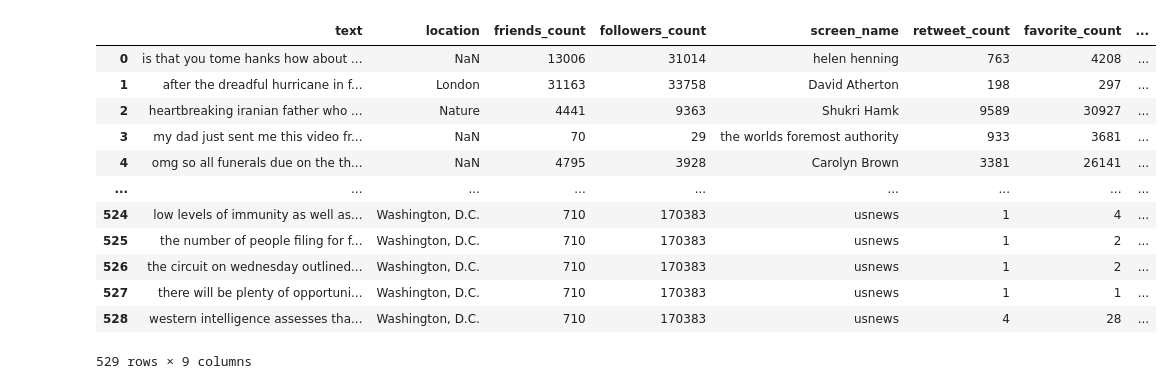
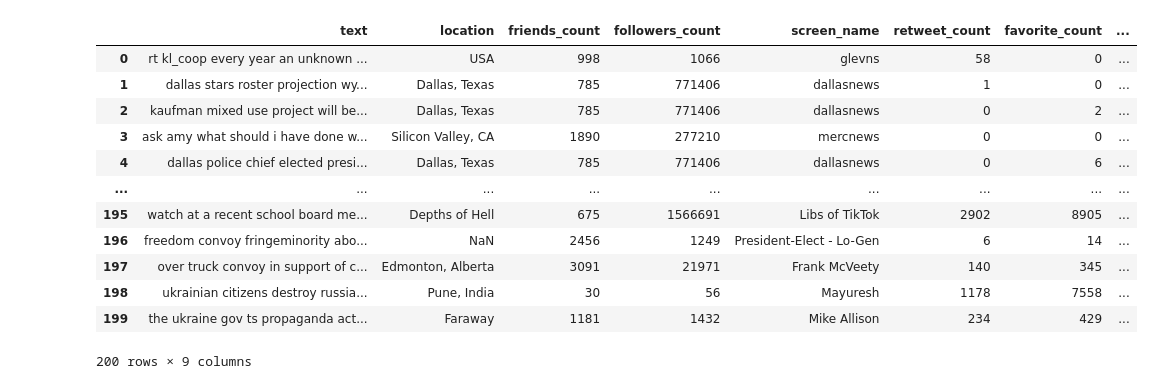
Before and after one commit to anly501/anly-501-project-FlynnFlag, a Jupyter notebook: codes/04-naive-bayes/naive_bayes_python.ipynb, the cells around one changed output. Cells and saved outputs as stored; diff of their text form; code cells hidden in the pictures.

```diff
--- a/codes/04-naive-bayes/naive_bayes_python.ipynb
+++ b/codes/04-naive-bayes/naive_bayes_python.ipynb
@@ -7,22 +7,28 @@ import numpy as np
 # %%
 #load the data
 data=pd.read_csv("../../data/01-modified-data/cleaned_supervised_data.csv")
+#sample the negative data to make it balaced
+a=data[data["label"]==0].sample(100)
+b=data[data['label']==1]
+data=pd.concat([a,b])
+data.reset_index(drop=True, inplace=True)
 y=data["label"]
+data["description"]=data["description"].fillna("")
 data
 # %% [output]
 |  | text | location | friends_count | followers_count | screen_name | retweet_count | favorite_count | ... |
-| 0 | is that you tome hanks how about ... | NaN | 13006 | 31014 | helen henning | 763 | 4208 | ... |
-| 1 | after the dreadful hurricane in f... | London | 31163 | 33758 | David Atherton | 198 | 297 | ... |
-| 2 | heartbreaking iranian father who ... | Nature | 4441 | 9363 | Shukri Hamk | 9589 | 30927 | ... |
-| 3 | my dad just sent me this video fr... | NaN | 70 | 29 | the worlds foremost authority | 933 | 3681 | ... |
-| 4 | omg so all funerals due on the th... | NaN | 4795 | 3928 | Carolyn Brown | 3381 | 26141 | ... |
+| 0 | rt kl_coop every year an unknown ... | USA | 998 | 1066 | glevns | 58 | 0 | ... |
+| 1 | dallas stars roster projection wy... | Dallas, Texas | 785 | 771406 | dallasnews | 1 | 0 | ... |
+| 2 | kaufman mixed use project will be... | Dallas, Texas | 785 | 771406 | dallasnews | 0 | 2 | ... |
+| 3 | ask amy what should i have done w... | Silicon Valley, CA | 1890 | 277210 | mercnews | 0 | 0 | ... |
+| 4 | dallas police chief elected presi... | Dallas, Texas | 785 | 771406 | dallasnews | 0 | 6 | ... |
 | ... | ... | ... | ... | ... | ... | ... | ... | ... |
-| 524 | low levels of immunity as well as... | Washington, D.C. | 710 | 170383 | usnews | 1 | 4 | ... |
-| 525 | the number of people filing for f... | Washington, D.C. | 710 | 170383 | usnews | 1 | 2 | ... |
-| 526 | the circuit on wednesday outlined... | Washington, D.C. | 710 | 170383 | usnews | 1 | 2 | ... |
-| 527 | there will be plenty of opportuni... | Washington, D.C. | 710 | 170383 | usnews | 1 | 1 | ... |
-| 528 | western intelligence assesses tha... | Washington, D.C. | 710 | 170383 | usnews | 4 | 28 | ... |
+| 195 | watch at a recent school board me... | Depths of Hell | 675 | 1566691 | Libs of TikTok | 2902 | 8905 | ... |
+| 196 | freedom convoy fringeminority abo... | NaN | 2456 | 1249 | President-Elect - Lo-Gen | 6 | 14 | ... |
+| 197 | over truck convoy in support of c... | Edmonton, Alberta | 3091 | 21971 | Frank McVeety | 140 | 345 | ... |
+| 198 | ukrainian citizens destroy russia... | Pune, India | 30 | 56 | Mayuresh | 1178 | 7558 | ... |
+| 199 | the ukraine gov ts propaganda act... | Faraway | 1181 | 1432 | Mike Allison | 234 | 429 | ... |
-529 rows × 9 columns
+200 rows × 9 columns
 # %%
 #count the frequency of words
 vectorizer = CountVectorizer()
```
Also changed, not shown: parts of 6 cells of this notebook, 16 other files.
